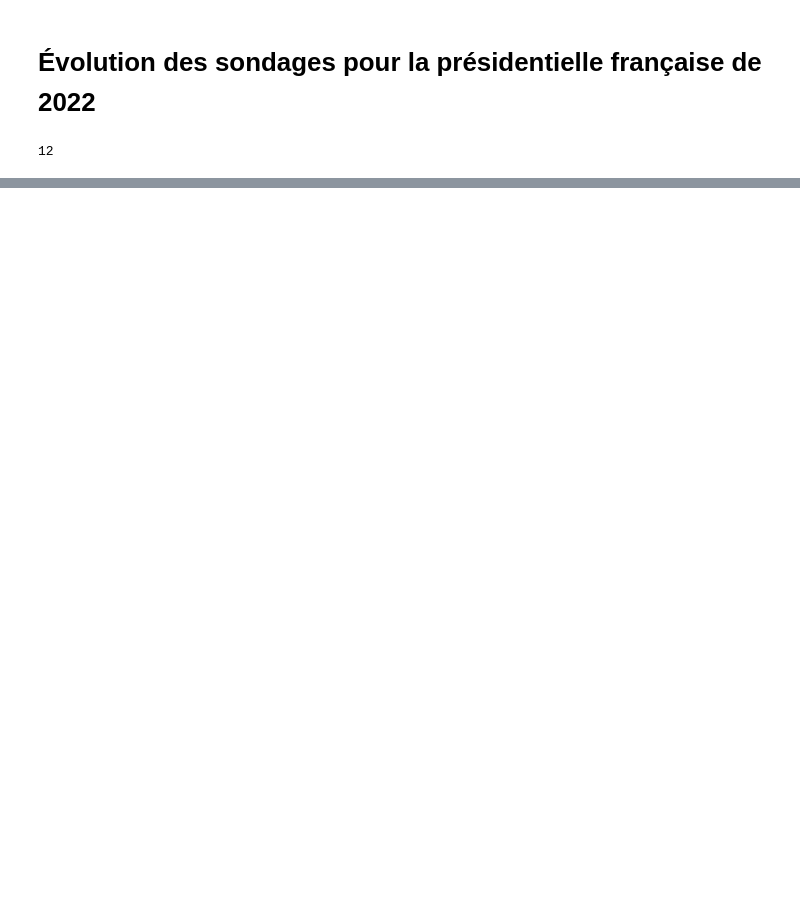
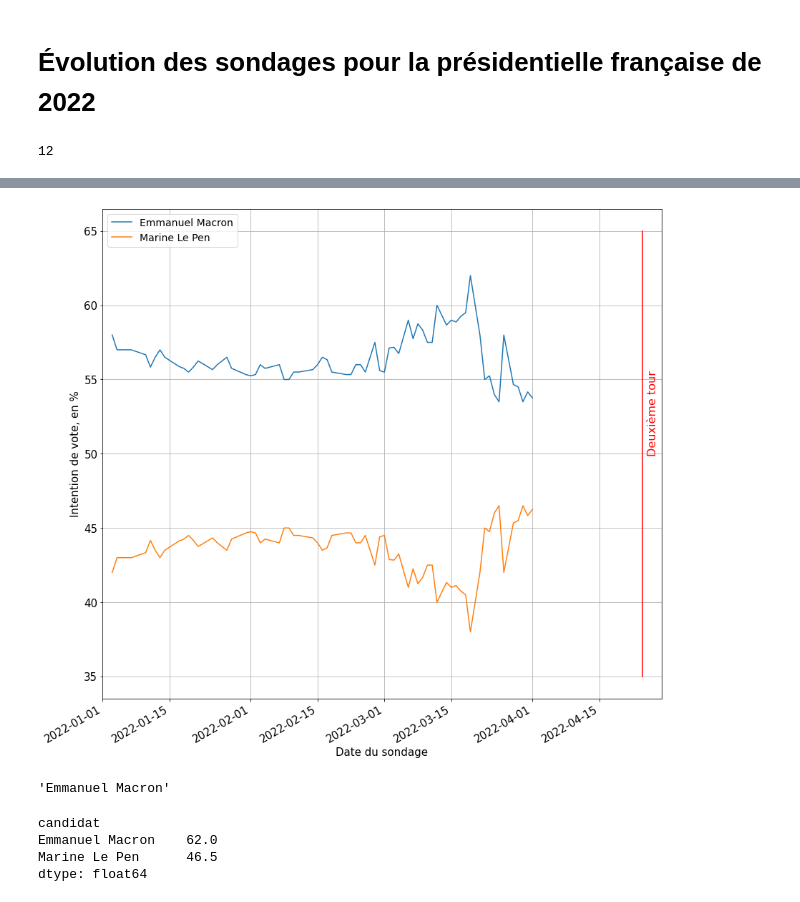
Before and after one commit to tjbtjbtjb/Vrac, a Jupyter notebook: SondagesPresidentielle2022.ipynb, the cells around one changed output, grey strips where cells are left out. Cells and saved outputs as stored; diff of their text form; code cells hidden in the pictures; blank space fills up the shorter version.

```diff
--- a/SondagesPresidentielle2022.ipynb
+++ b/SondagesPresidentielle2022.ipynb
@@ -53,0 +54,37 @@ ax.grid()
+# %%
+z2=z[(z.tour=="Deuxième tour") & (z.hypothese=="Hypothèse Macron / Le Pen")][["date","candidat","intentions"]]
+z2=pd.pivot_table(z2, index=['date'], columns='candidat', values='intentions') # mise en forme
+z2=z2.reset_index()
+
+z2=z2[z2.date>datetime.datetime(2022,1,1)].set_index("date")
+
+# ordonnancement en fonction des dernières intensions de vote
+liste_ordonnee=list(z2[z2.index==z2.index.max()].transpose().sort_values(by=z2.index.max(),ascending=False).index)
+
+ax=z2[liste_ordonnee].plot(figsize=(14,14))
+ax.legend(loc='upper left')
+
+ax.set_ylabel('Intention de vote, en %')
+ax.set_xlabel('Date du sondage')
+
+ax.set_xlim(datetime.datetime(2022,1,1),datetime.datetime(2022,4,28))
+date_scrutin_2=datetime.datetime(2022,4,24)
+maxn2=z2[z2.columns[0]].max()
+minn2=z2[z2.columns[0]].min()
+ax.plot([date_scrutin_2,date_scrutin_2],[35,65],'r-')
+ax.text(date_scrutin_2+datetime.timedelta(days=1),50,'Deuxième tour',rotation='vertical',color='red',fontsize=16)
+
+ax.grid()
+# %% [output]
+[figure, added]
+# %%
+z2.columns[0]
+# %% [output]
+'Emmanuel Macron'
+# %%
+z2.max()
+# %% [output]
+candidat
+Emmanuel Macron    62.0
+Marine Le Pen      46.5
+dtype: float64
```
Also changed, not shown: parts of 4 cells of this notebook.
